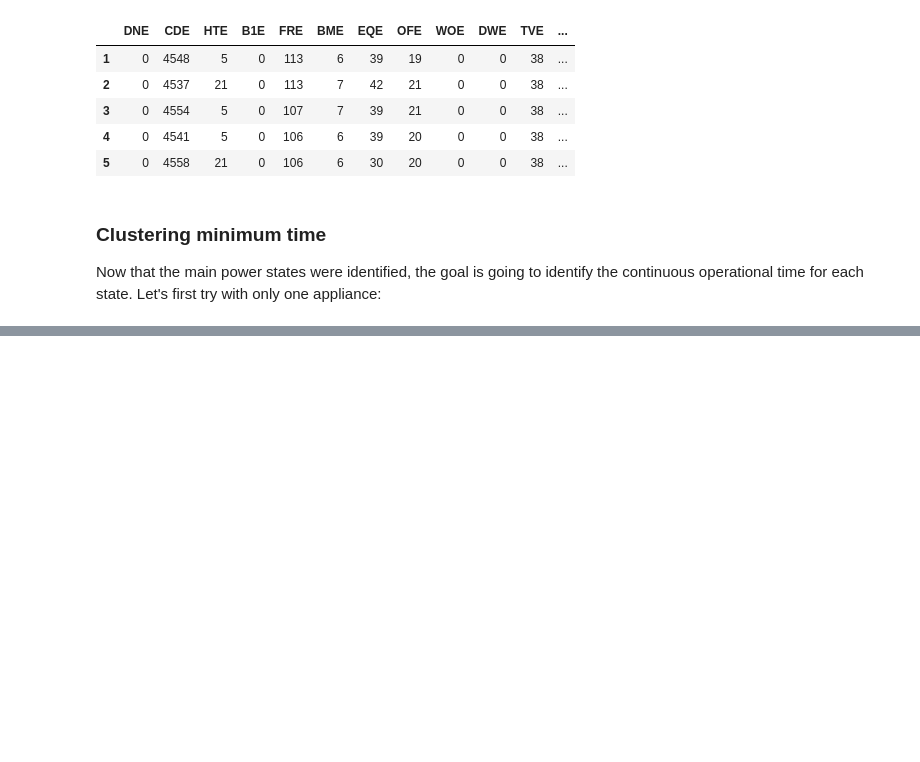
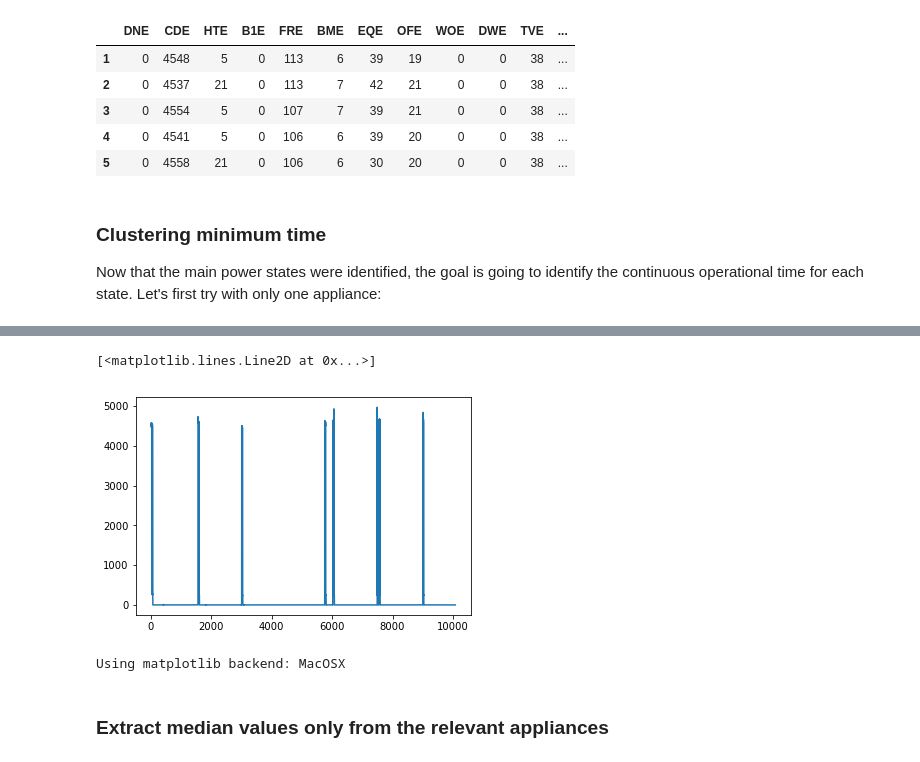
Before and after one commit to WittmannF/nilm-lp, a Jupyter notebook: full_model/case_B/_allData/process_data.ipynb, the cells around one changed output, grey strips where cells are left out. Saved outputs shown, nothing was run; the diff lists cells and outputs as text; code cells hidden in the pictures; blank space fills up the shorter version.

Commit message:
group time of each state

```diff
--- a/full_model/case_B/_allData/process_data.ipynb
+++ b/full_model/case_B/_allData/process_data.ipynb
@@ -293,0 +300,63 @@ Serving to http://127.0.0.1:8889/    [Ctrl-C to exit]
+# %%
+## Test BGM for one appliance
+appl = 'CDE'
+
+# Create vector with P and Q values and plot them
+P = d[appl].P[init:end].values
+
+plt.plot(P)
+# %% [output]
+[<matplotlib.lines.Line2D at 0x...>]
+[figure, added]
+# %%
+%matplotlib
+# wx, gtk, osx, tk, empty uses default
+## Test BGM for all appliances including all states
+# delta = 30 # VA (minimum aparent power to be identified)
+init = 0
+length = 7*24*60 # 10080 minutes = 1 week
+end = init + length
+
+# Set list of colors
+colors = np.array([x for x in 'bgrcmykbgrcmykbgrcmykbgrcmyk'])
+colors = np.hstack([colors] * 20)
+
+all_medians = {}
+all_y_pred = {}
+
+ignore_appl = ['WHE']
+for appl in appliances:
+    plt.figure(figsize=(16, 8))
+    # Create vector with P and Q values
+    P = d[appl].P[init:end].values
+    Q = d[appl].Q[init:end].values
+    X = np.transpose([P, Q])
+#    X = [x for x in X if LA.norm(x)>=delta] # Ignore values lower than delta VA
+
+    # Normalize X
+#    if len(X) == 0:
+#        print 'No value lower than {} VA was found in {}'.format(delta, appl)
+#        ignore_appl.append(appl)
+#        continue
+
+    sscl = StandardScaler().fit(X)
+    X = sscl.transform(X)
+
+    # Apply clusterer
+    bgm = BayesianGaussianMixture(n_components=4, covariance_type='full', weight_concentration_prior_type='dirichlet_distribution', random_state=42).fit(X)
+    y_pred = bgm.predict(X)
+
+    # Plot clusters with X unnormalized
+    X = sscl.inverse_transform(X)
+    # plt.figure(figsize=(8, 8))
+    plt.scatter(X[:,0],X[:,1], color=colors[y_pred], alpha=0.5)
+    means = sscl.inverse_transform(bgm.means_)
+    #plt.plot(means[:,0],means[:,1],'kx')
+    medians = get_medians(X, y_pred)
+    plt.plot(medians[:,0],medians[:,1],'kx')
+    plt.title(appl)
+
+    all_medians[appl] = medians
+    all_y_pred[appl] = y_pred
+# %% [output]
+Using matplotlib backend: MacOSX
@@ -293,0 +374,2 @@ Serving to http://127.0.0.1:8889/    [Ctrl-C to exit]
+# %% [markdown]
+### Extract median values only from the relevant appliances
```
Also changed, not shown: parts of 22 cells of this notebook.
